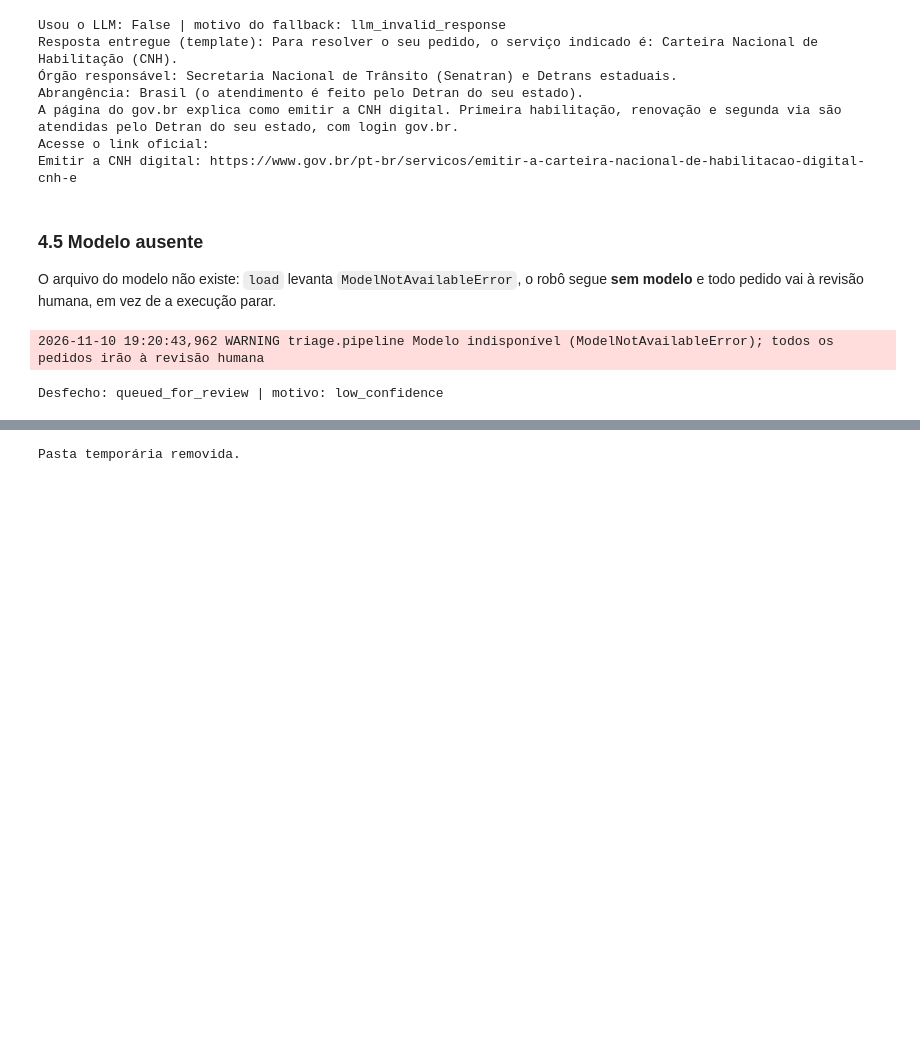
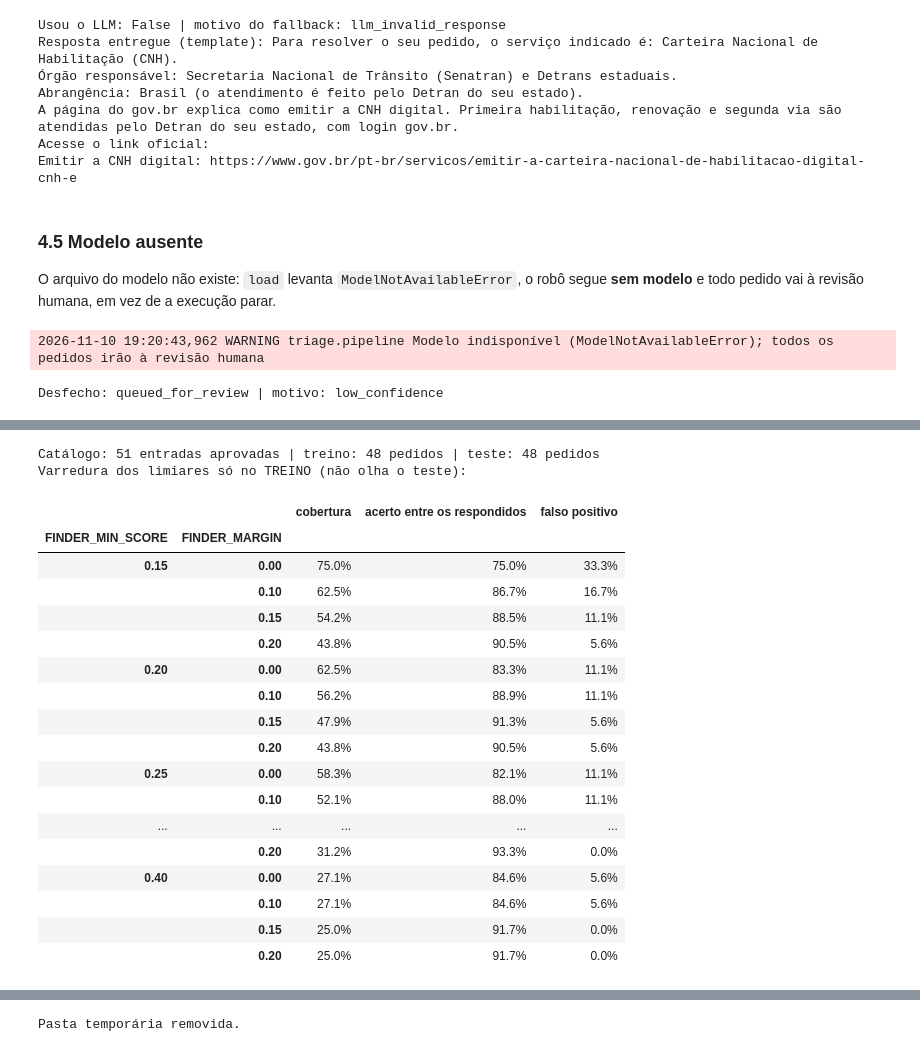
Before and after one commit to entregas-faculdade/GS-RPA-2S, a Jupyter notebook: notebooks/evidence.ipynb, the cells around one changed output, grey strips where cells are left out. Drawn from its saved outputs; the diff is of its cells as text; code cells hidden in the pictures; blank space fills up the shorter version.

Commit message:
feat: cria o localizador determinístico de fontes aprovadas com medição em amostra sintética
Cobertura de 47,9% e falso positivo de 16,7% no teste, com os limiares escolhidos só no treino.

```diff
--- a/notebooks/evidence.ipynb
+++ b/notebooks/evidence.ipynb
@@ -561,0 +578,61 @@ Desfecho: queued_for_review | motivo: low_confidence
+# %%
+from triage.automation.finder import ServiceFinder
+from triage.evaluation.finder_metrics import NO_SOURCE, score_finder, threshold_table
+
+finder_rows = pd.read_csv("data/labeled/finder_requests.csv", encoding="utf-8")
+finder_train = finder_rows[finder_rows["split"] == "train"].reset_index(drop=True)
+finder_test = finder_rows[finder_rows["split"] == "test"].reset_index(drop=True)
+assert not set(finder_train["id"]) & set(finder_test["id"]), "vazamento: pedido de teste no treino"
+approved = approved_only(load_catalog())
+assert set(finder_rows["expected_id"]) - {NO_SOURCE} <= {entry.id for entry in approved}, "fonte esperada não aprovada"
+
+# `best` devolve a melhor entrada sem aplicar limiar; assim a tabela varre os limiares sem refazer a busca.
+open_settings = dataclasses.replace(BASE_SETTINGS, finder_min_score=0.0, finder_margin=0.0)
+finder = ServiceFinder(approved, open_settings)
+print(f"Catálogo: {len(approved)} entradas aprovadas | treino: {len(finder_train)} pedidos | teste: {len(finder_test)} pedidos")
+
+
+def sweep_table(rows, min_scores, margins):
+    matches = [finder.best(text) for text in rows["text"]]
+    table = pd.DataFrame(
+        [
+            {
+                "FINDER_MIN_SCORE": row.min_score,
+                "FINDER_MARGIN": row.margin,
+                "cobertura": f"{row.scores.coverage:.1%}",
+                "acerto entre os respondidos": f"{row.scores.answered_accuracy:.1%}"
+                if row.scores.answered_accuracy is not None
+                else "-",
+                "falso positivo": f"{row.scores.false_positive_rate:.1%}",
+            }
+            for row in threshold_table(rows["expected_id"].tolist(), matches, min_scores, margins)
+        ]
+    )
+    return table.set_index(["FINDER_MIN_SCORE", "FINDER_MARGIN"])
+
+
+MIN_SCORES = [0.15, 0.20, 0.25, 0.30, 0.35, 0.40]
+MARGINS = [0.0, 0.10, 0.15, 0.20]
+print("Varredura dos limiares só no TREINO (não olha o teste):")
+sweep_table(finder_train, MIN_SCORES, MARGINS)
+# %% [output]
+Catálogo: 51 entradas aprovadas | treino: 48 pedidos | teste: 48 pedidos
+Varredura dos limiares só no TREINO (não olha o teste):
+|  |  | cobertura | acerto entre os respondidos | falso positivo |
+| FINDER_MIN_SCORE | FINDER_MARGIN |  |  |  |
+| 0.15 | 0.00 | 75.0% | 75.0% | 33.3% |
+|  | 0.10 | 62.5% | 86.7% | 16.7% |
+|  | 0.15 | 54.2% | 88.5% | 11.1% |
+|  | 0.20 | 43.8% | 90.5% | 5.6% |
+| 0.20 | 0.00 | 62.5% | 83.3% | 11.1% |
+|  | 0.10 | 56.2% | 88.9% | 11.1% |
+|  | 0.15 | 47.9% | 91.3% | 5.6% |
+|  | 0.20 | 43.8% | 90.5% | 5.6% |
+| 0.25 | 0.00 | 58.3% | 82.1% | 11.1% |
+|  | 0.10 | 52.1% | 88.0% | 11.1% |
+| ... | ... | ... | ... | ... |
+|  | 0.20 | 31.2% | 93.3% | 0.0% |
+| 0.40 | 0.00 | 27.1% | 84.6% | 5.6% |
+|  | 0.10 | 27.1% | 84.6% | 5.6% |
+|  | 0.15 | 25.0% | 91.7% | 0.0% |
+|  | 0.20 | 25.0% | 91.7% | 0.0% |
```
Also changed, not shown: parts of 5 cells of this notebook, 14 other files.
